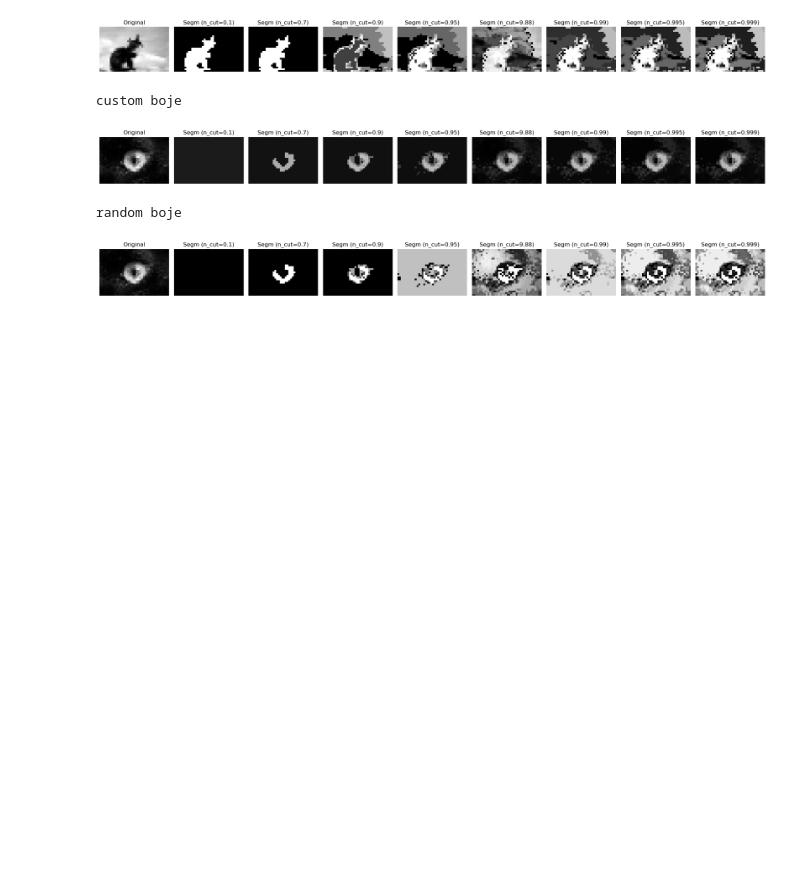
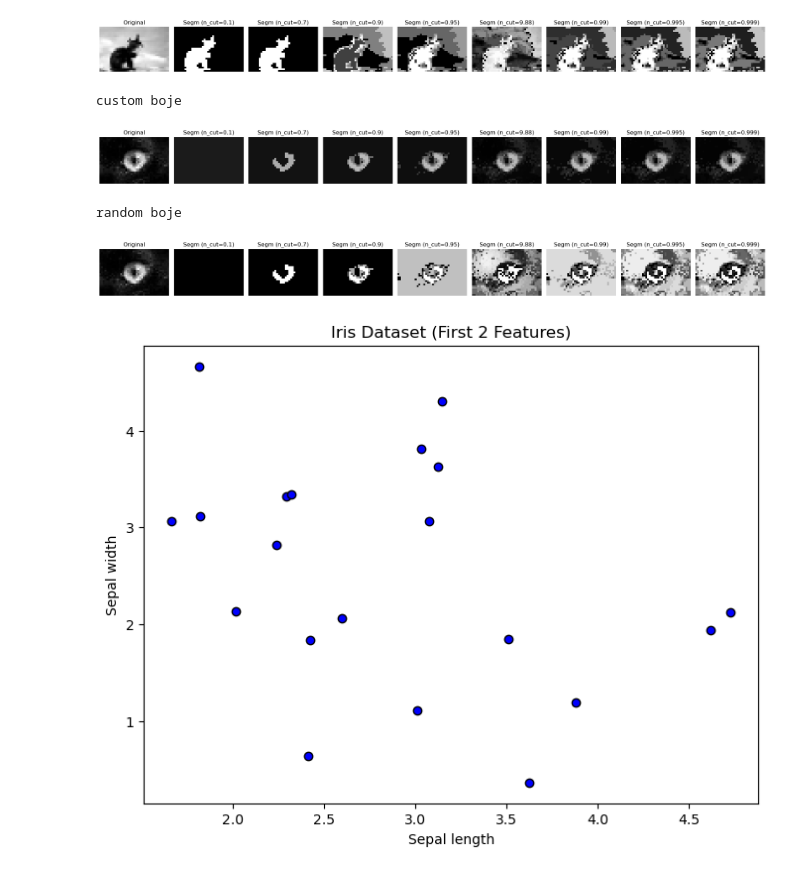
Before and after one commit to antoniamstr1/diplomski_rad, a Jupyter notebook: SM.ipynb, the cells around one changed output. Drawn from its saved outputs; the diff is of its cells as text; code cells hidden in the pictures; blank space fills up the shorter version.

```diff
--- a/SM.ipynb
+++ b/SM.ipynb
@@ -404,3 +436,29 @@ custom boje
 [figure]
 random boje
 [figure]
+# %%
+#IRIS
+import matplotlib.pyplot as plt
+from sklearn.datasets import load_iris
+
+""" X = np.array([
+    [1, 1], [2, 1], [1, 2], [2, 2], [1.5, 1.5],
+    [3, 1], [4, 1], [3, 2], [4, 2], [3.5, 1.5]
+]) """
+cluster_1 = np.random.normal(loc=(2, 2), scale=0.8, size=(10, 2))
+
+# Second cluster centered at (5, 5)
+cluster_2 = np.random.normal(loc=(3, 3), scale=0.8, size=(10, 2))
+
+# Combine
+X = np.vstack((cluster_1, cluster_2))
+
+
+plt.figure(figsize=(8, 6))
+plt.scatter(X[:, 0], X[:, 1], color='blue', edgecolor='k')
+plt.xlabel('Sepal length')
+plt.ylabel('Sepal width')
+plt.title('Iris Dataset (First 2 Features)')
+plt.show()
+# %% [output]
+[figure, added]
```
Also changed, not shown: parts of 7 cells of this notebook, 33 other files.
